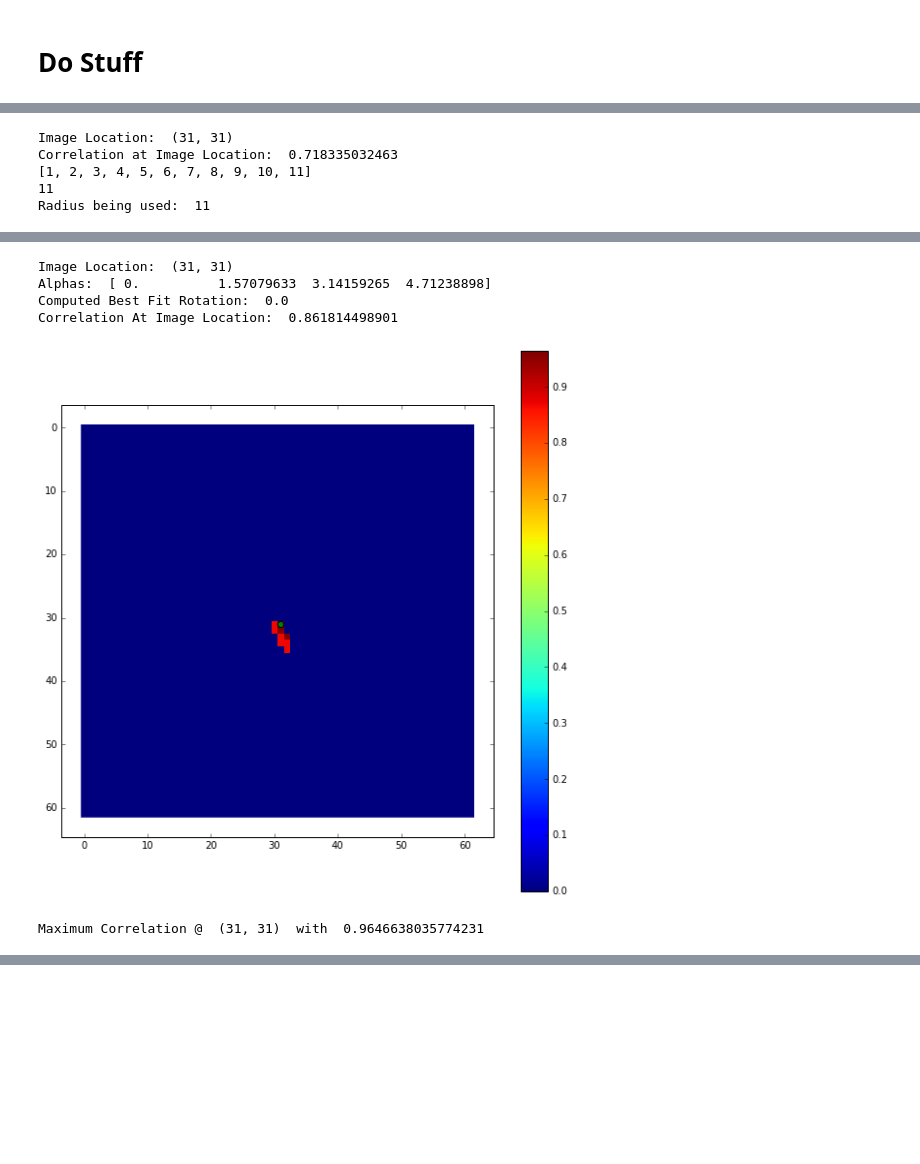
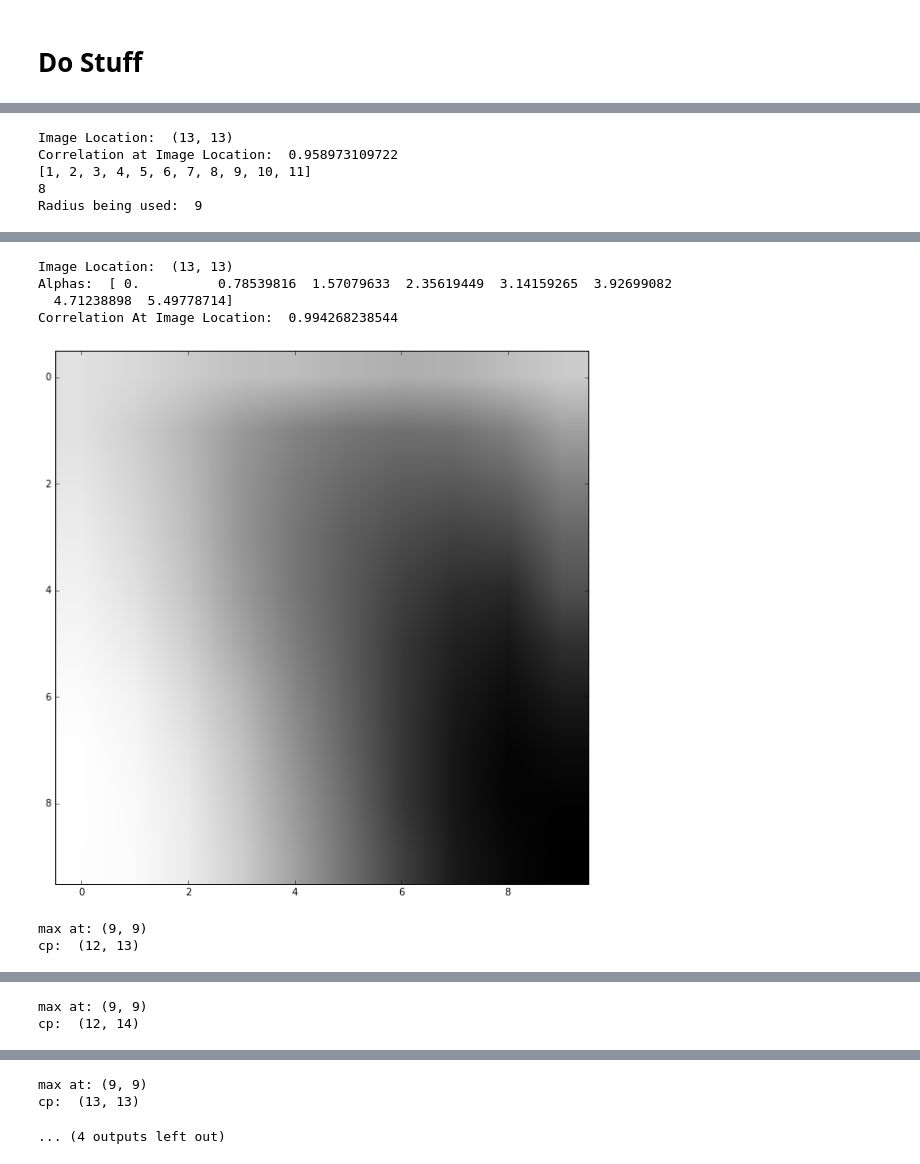
Before and after one commit to tisaconundrum2/autocnet, a Jupyter notebook: notebooks/Ciratefi.ipynb, the cells around one changed output, grey strips where cells are left out. Cells and saved outputs as stored; diff of their text form; code cells hidden in the pictures; blank space fills up the shorter version.

Commit message:
Updated notebook to demo template match issue

```diff
--- a/notebooks/Ciratefi.ipynb
+++ b/notebooks/Ciratefi.ipynb
@@ -331,13 +351,18 @@ for i, (idx, row) in enumerate(matches.iterrows()):
 
     # Get the template and search windows
     s_template = sp.clip_roi(e.source.geodata, s_keypoint, 21)
+    s_template = rotate(s_template, 90)
+    s_template = imresize(s_template, .87)
+
     d_search = sp.clip_roi(e.destination.geodata, d_keypoint, 31)
+    d_search = rotate(d_search, 180)
+    d_search = imresize(d_search, .9)
 
     imshow(s_template, cmap='Greys')
     show()
     imshow(d_search, cmap='Greys')
     show()
 
-    ciratefi(s_template, d_search, upsampling=2, alpha=math.pi/2, radii=list(range(1,12)))
+    ciratefi(s_template, d_search, upsampling=16, alpha=math.pi/4, t1=.8, t2=.99, radii=list(range(1,12)))
     break
 # %% [output]
@@ -347,5 +372,5 @@ for i, (idx, row) in enumerate(matches.iterrows()):
-Image Location:  (31, 31)
-Correlation at Image Location:  0.718335032463
+Image Location:  (13, 13)
+Correlation at Image Location:  0.958973109722
 [1, 2, 3, 4, 5, 6, 7, 8, 9, 10, 11]
-11
-Radius being used:  11
+8
+Radius being used:  9
@@ -353,6 +378,7 @@ Radius being used:  11
-Image Location:  (31, 31)
-Alphas:  [ 0.          1.57079633  3.14159265  4.71238898]
-Computed Best Fit Rotation:  0.0
-Correlation At Image Location:  0.861814498901
+Image Location:  (13, 13)
+Alphas:  [ 0.          0.78539816  1.57079633  2.35619449  3.14159265  3.92699082
+  4.71238898  5.49778714]
+Correlation At Image Location:  0.994268238544
-[figure, old version]
+[figure, new version]
-Maximum Correlation @  (31, 31)  with  0.9646638035774231
+max at: (9, 9)
+cp:  (12, 13)
@@ -358,0 +386,2 @@ Maximum Correlation @  (31, 31)  with  0.9646638035774231
+max at: (9, 9)
+cp:  (12, 14)
@@ -358,0 +389,3 @@ Maximum Correlation @  (31, 31)  with  0.9646638035774231
+max at: (9, 9)
+cp:  (13, 13)
+... (4 outputs left out)
```
Also changed, not shown: parts of 3 cells of this notebook.
